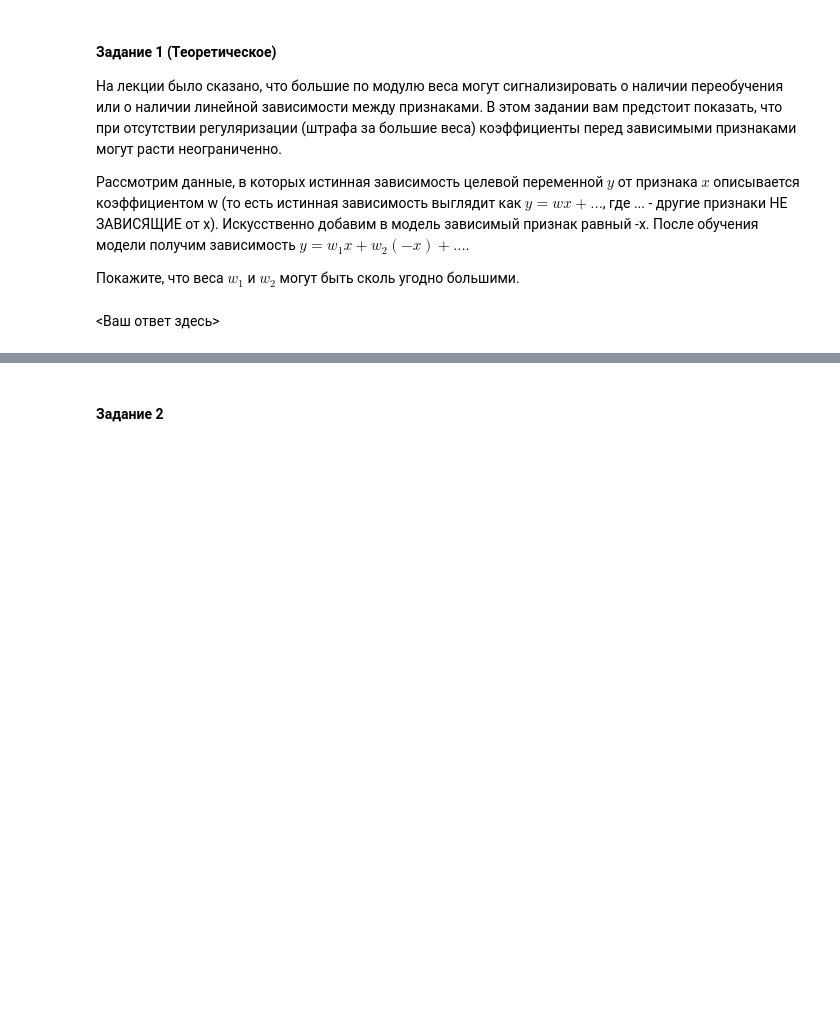
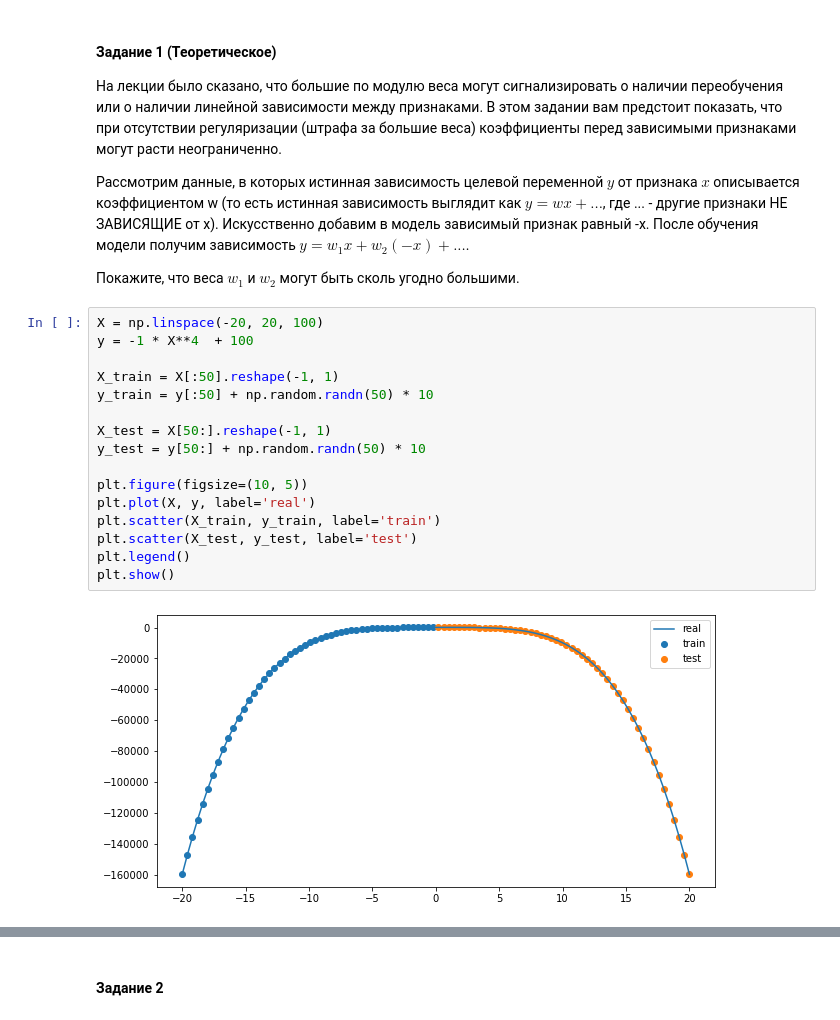
Before and after one commit to VorobevEI/MADMO, a Jupyter notebook: Hometasks/task3_sklearn.ipynb, the cells around one changed output, grey strips where cells are left out. Drawn from its saved outputs; the diff is of its cells as text; blank space fills up the shorter version.

```diff
--- a/Hometasks/task3_sklearn.ipynb
+++ b/Hometasks/task3_sklearn.ipynb
@@ -15,5 +16,21 @@ from matplotlib import pyplot as plt
 После обучения модели получим зависимость $y = w_1x + w_2 (-x) + ...$.
 
 Покажите, что веса $w_1$ и $w_2$ могут быть сколь угодно большими.
-# %% [markdown]
-<Ваш ответ здесь>
+# %%
+X = np.linspace(-20, 20, 100)
+y = -1 * X**4  + 100
+
+X_train = X[:50].reshape(-1, 1)
+y_train = y[:50] + np.random.randn(50) * 10
+
+X_test = X[50:].reshape(-1, 1)
+y_test = y[50:] + np.random.randn(50) * 10
+
+plt.figure(figsize=(10, 5))
+plt.plot(X, y, label='real')
+plt.scatter(X_train, y_train, label='train')
+plt.scatter(X_test, y_test, label='test')
+plt.legend()
+plt.show()
+# %% [output]
+[figure, added]
```
Also changed, not shown: parts of 23 cells of this notebook.
